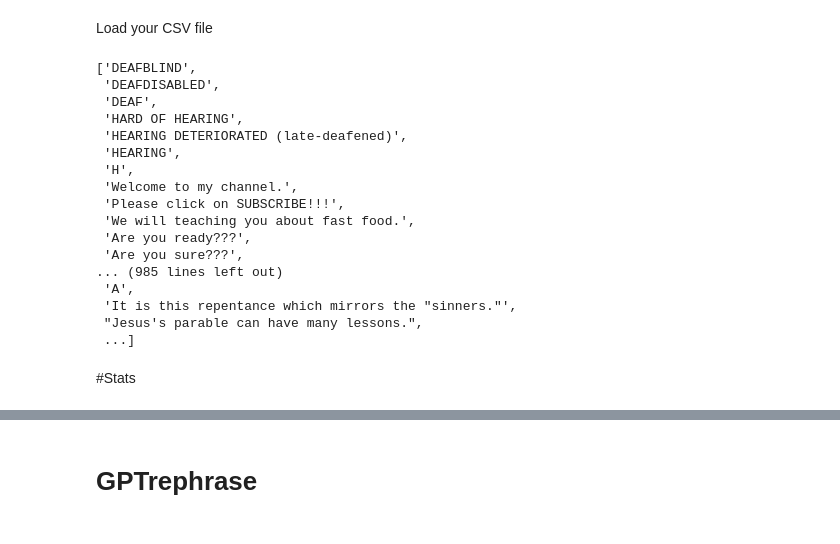
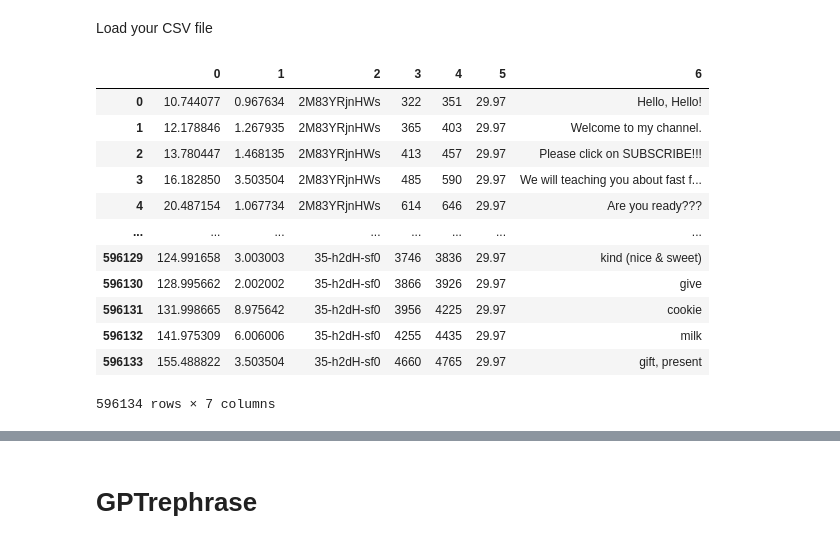
Before and after one commit to JSALT2024/LLMrephrase, a Jupyter notebook: GPTrephrase.ipynb, the cells around one changed output, grey strips where cells are left out. Drawn from its saved outputs; the diff is of its cells as text; code cells hidden in the pictures.

```diff
--- a/GPTrephrase.ipynb
+++ b/GPTrephrase.ipynb
@@ -27,33 +26,25 @@ Requirement already satisfied: six>=1.5 in /usr/local/lib/python3.10/dist-packag
 # %% [markdown]
 Load your CSV file
 # %%
-# df = pd.read_csv('Baltimore_Fun_Facts.csv', header=None)
+# def handle_bad_line(bad_line):
+#     return ' '.join(bad_line)
 
-def handle_bad_line(bad_line):
-    return ' '.join(bad_line)
+# df = pd.read_csv('train.filtered3.beg_dur_id_frames_fps_text.norm.tsv', sep='\t', header=None, on_bad_lines=handle_bad_line, engine='python')
+df = pd.read_csv('train.filtered3.beg_dur_id_frames_fps_text.norm.tsv', sep='\t', header=None)
 
-df = pd.read_csv('youtube_asl_text.csv', header=None, on_bad_lines=handle_bad_line, engine='python')
-
-df = df.astype(str)
-sentences = df[0].tolist()
-sentences
+sentences = df[6].astype(str).tolist()
+df
 # %% [output]
+|  | 0 | 1 | 2 | 3 | 4 | 5 | 6 |
+| 0 | 10.744077 | 0.967634 | 2M83YRjnHWs | 322 | 351 | 29.97 | Hello, Hello! |
+| 1 | 12.178846 | 1.267935 | 2M83YRjnHWs | 365 | 403 | 29.97 | Welcome to my channel. |
+| 2 | 13.780447 | 1.468135 | 2M83YRjnHWs | 413 | 457 | 29.97 | Please click on SUBSCRIBE!!! |
+| 3 | 16.182850 | 3.503504 | 2M83YRjnHWs | 485 | 590 | 29.97 | We will teaching you about fast f... |
+| 4 | 20.487154 | 1.067734 | 2M83YRjnHWs | 614 | 646 | 29.97 | Are you ready??? |
+| ... | ... | ... | ... | ... | ... | ... | ... |
+| 596129 | 124.991658 | 3.003003 | 35-h2dH-sf0 | 3746 | 3836 | 29.97 | kind (nice & sweet) |
+| 596130 | 128.995662 | 2.002002 | 35-h2dH-sf0 | 3866 | 3926 | 29.97 | give |
+| 596131 | 131.998665 | 8.975642 | 35-h2dH-sf0 | 3956 | 4225 | 29.97 | cookie |
+| 596132 | 141.975309 | 6.006006 | 35-h2dH-sf0 | 4255 | 4435 | 29.97 | milk |
+| 596133 | 155.488822 | 3.503504 | 35-h2dH-sf0 | 4660 | 4765 | 29.97 | gift, present |
-['DEAFBLIND',
- 'DEAFDISABLED',
- 'DEAF',
- 'HARD OF HEARING',
- 'HEARING DETERIORATED (late-deafened)',
- 'HEARING',
- 'H',
- 'Welcome to my channel.',
- 'Please click on SUBSCRIBE!!!',
- 'We will teaching you about fast food.',
- 'Are you ready???',
- 'Are you sure???',
-... (985 lines left out)
- 'A',
- 'It is this repentance which mirrors the "sinners."',
- "Jesus's parable can have many lessons.",
- ...]
+596134 rows × 7 columns
-# %% [markdown]
-#Stats
```
Also changed, not shown: parts of 18 cells of this notebook.
